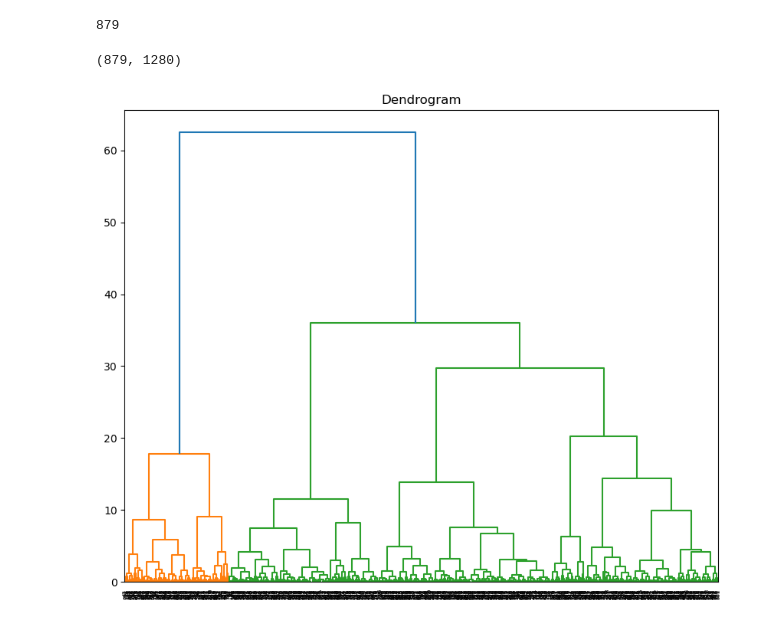
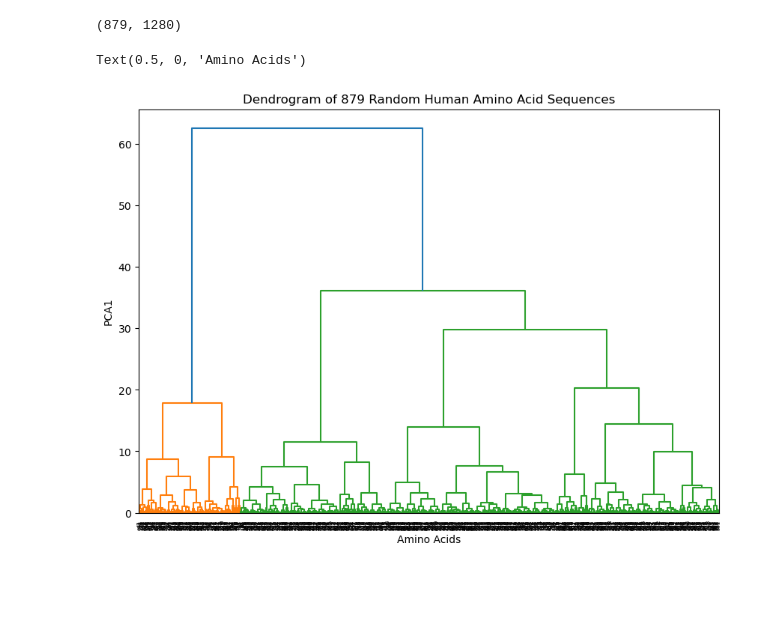
Before and after one commit to lewinsohndp/NLPProject, a Jupyter notebook: cluster_properties.ipynb, the cells around one changed output. Saved outputs shown, nothing was run; the diff lists cells and outputs as text; code cells hidden in the pictures; blank space fills up the shorter version.

Commit message:
Updating clustering and getting plots

```diff
--- a/cluster_properties.ipynb
+++ b/cluster_properties.ipynb
@@ -43,12 +33,9 @@ for seqid in sequence_representations.index:
     x = fastas[seqids[seqIdx]]['sequence']
     analysis = ProteinAnalysis(x)
     biochemProps.append(analysis)
-# %%
-len(biochemProps)
-# %% [output]
-879
-# %%
-sequence_representations.shape
-# %% [output]
-(879, 1280)
+# %%
+#Dimensions of our embeddings
+sequence_representations.shape
+# %% [output]
+(879, 1280)
 # %%
@@ -55,10 +43,14 @@ sequence_representations.shape
 pca = PCA(n_components=2)
 srPCA = pca.fit_transform(sequence_representations)
 # %%
-plt.figure(figsize =(10,8))
-plt.title('Dendrogram')
+#Creating dendrogram using Ward linkage method
+plt.figure(figsize =(10,7))
+plt.title('Dendrogram of 879 Random Human Amino Acid Sequences')
 
-linkage_method = linkage(srPCA, method ='ward', metric='euclidean')
+linkage_method = linkage(srPCA, method ='ward')
 Dendrogram = dendrogram(linkage_method)
+plt.ylabel('PCA1')
+plt.xlabel('Amino Acids')
 # %% [output]
+Text(0.5, 0, 'Amino Acids')
-[figure, old version]
+[figure, new version]
```
Also changed, not shown: parts of 21 cells of this notebook.
